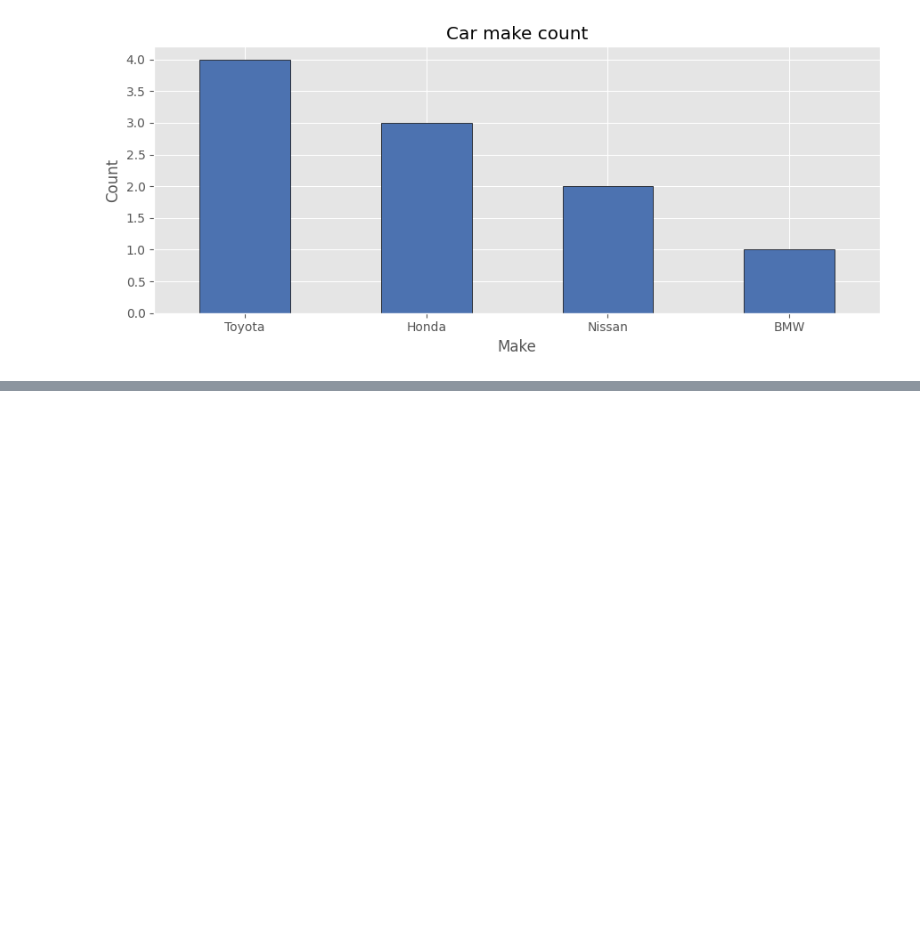
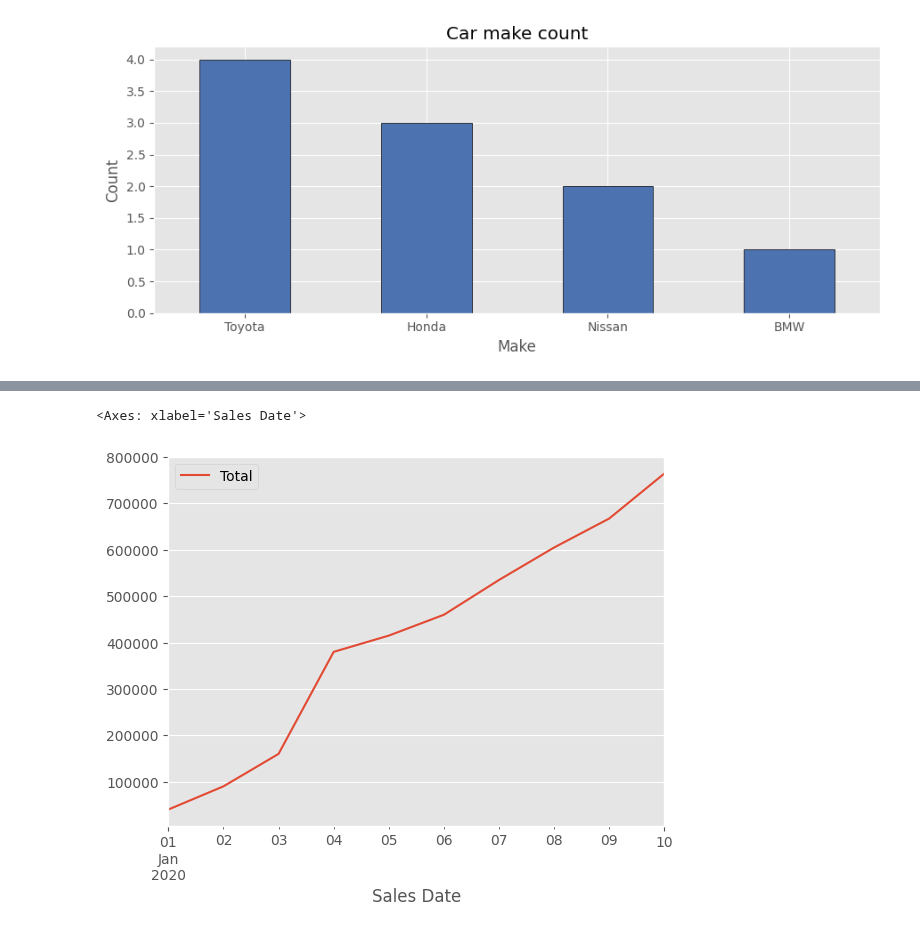
Before and after one commit to EslamKamel89/MLPlayground, a Jupyter notebook: SEC08_Matplotlib_Plotting_and_Data_Visualization.ipynb, the cells around one changed output, grey strips where cells are left out. Drawn from its saved outputs; the diff is of its cells as text; code cells hidden in the pictures; blank space fills up the shorter version.

Commit message:
feat(notebook): add car sales data visualization - Load and preprocess car sales data - Plot cumulative sales over time - Create scatter plot of price vs. odometer

```diff
--- a/SEC08_Matplotlib_Plotting_and_Data_Visualization.ipynb
+++ b/SEC08_Matplotlib_Plotting_and_Data_Visualization.ipynb
@@ -261,0 +264,11 @@ Name: count, dtype: int64
+# %%
+sales = car_sales.copy()
+# remove the `$` , `,` , `.` signs from the price column
+sales['Price'] = sales['Price'].str.replace(r'[$,.]' , '' , regex=True)
+# remove the two zeros from the right.
+sales['Price'] = sales['Price'].str[:-1].astype('int')
+# add Sale Date column
+sales['Sales Date'] = pd.date_range('1/1/2020' , periods=len(sales))
+# let's add a total column
+sales['Total'] = sales['Price'].cumsum()
+pr(sales)
@@ -261,0 +288,6 @@ Name: count, dtype: int64
+# %%
+# let's plot the total sales
+sales.plot(x='Sales Date' , y='Total')
+# %% [output]
+<Axes: xlabel='Sales Date'>
+[figure, added]
```
Also changed, not shown: parts of 3 cells of this notebook.
